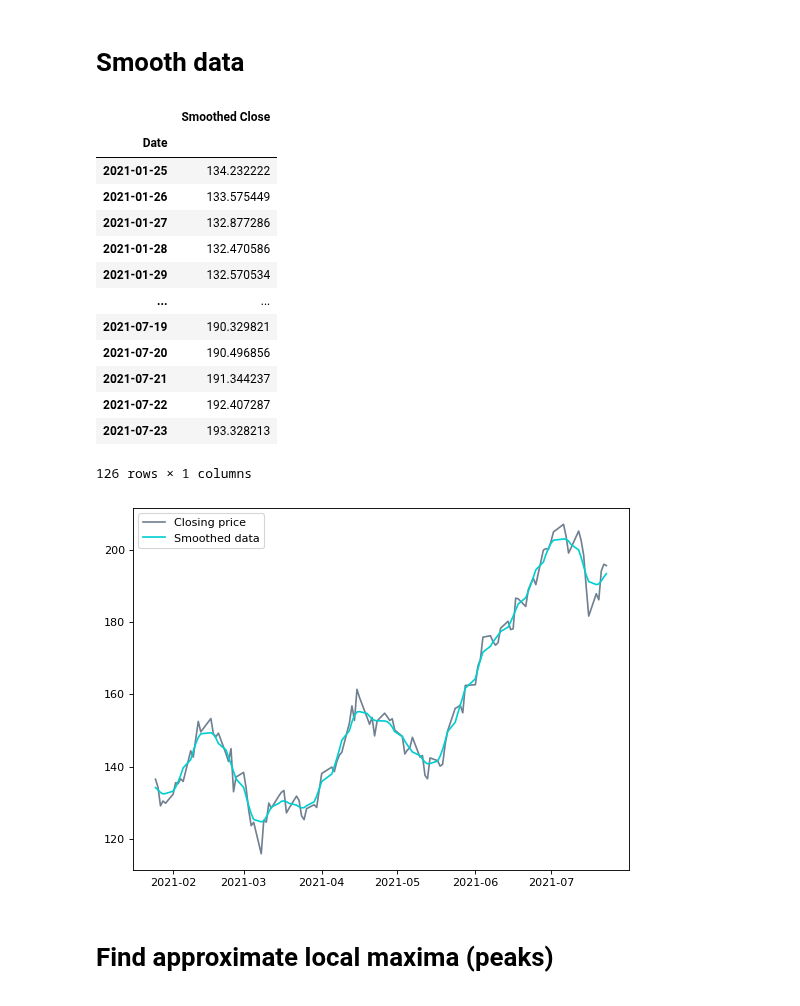
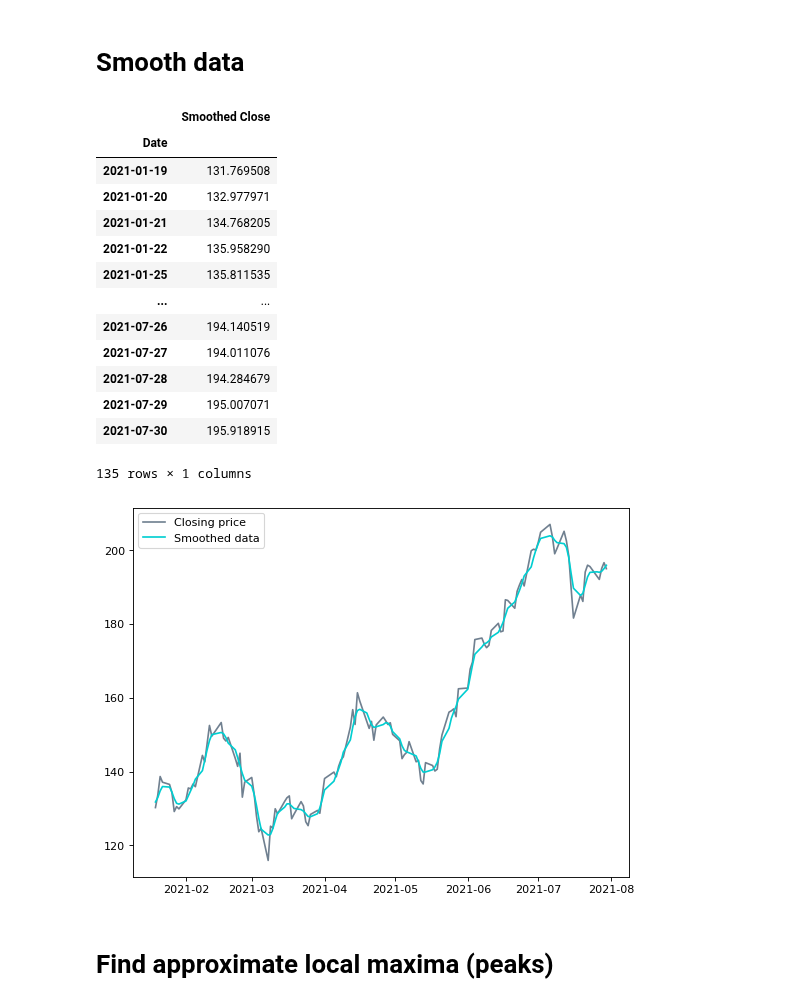
Before and after one commit to taliah-hl/stock-analyser, a Jupyter notebook: app/stock_peaks_and_bottoms.ipynb, the cells around one changed output. Cells and saved outputs as stored; diff of their text form; code cells hidden in the pictures.

```diff
--- a/app/stock_peaks_and_bottoms.ipynb
+++ b/app/stock_peaks_and_bottoms.ipynb
@@ -59,33 +59,33 @@ plt.show()
 # %%
 stock_close_data = pd.DataFrame(stock_info["Close"])
 
 # Smaller N -> More accurate
 # Larger N -> More smooth
 # Ref: https://books.google.com.hk/books?id=m2T9CQAAQBAJ&pg=PA189&lpg=PA189&dq=numpy+blackman+and+convolve&source=bl&ots=5lqrOE_YHL&sig=ACfU3U3onrK4g3uAo3a9FLT_3yMcQXGfKQ&hl=en&sa=X&ved=2ahUKEwjE8p-l-rbyAhVI05QKHfJnAL0Q6AF6BAgQEAM#v=onepage&q=numpy%20blackman%20and%20convolve&f=false
-N = 15
+N = 10
 window = np.blackman(N)
 smoothed_data = np.convolve(window / window.sum(), stock_close_data["Close"], mode='same')
 smoothed_data = pd.DataFrame(smoothed_data, index=stock_close_data.index, columns=["Smoothed Close"])
 
 stock_close_data = stock_close_data[N: -N]
 smoothed_data = smoothed_data[N: -N]
 
 smoothed_data
 # %% [output]
 |  | Smoothed Close |
 | Date |  |
-| 2021-01-25 | 134.232222 |
-| 2021-01-26 | 133.575449 |
-| 2021-01-27 | 132.877286 |
-| 2021-01-28 | 132.470586 |
-| 2021-01-29 | 132.570534 |
+| 2021-01-19 | 131.769508 |
+| 2021-01-20 | 132.977971 |
+| 2021-01-21 | 134.768205 |
+| 2021-01-22 | 135.958290 |
+| 2021-01-25 | 135.811535 |
 | ... | ... |
-| 2021-07-19 | 190.329821 |
-| 2021-07-20 | 190.496856 |
-| 2021-07-21 | 191.344237 |
-| 2021-07-22 | 192.407287 |
-| 2021-07-23 | 193.328213 |
+| 2021-07-26 | 194.140519 |
+| 2021-07-27 | 194.011076 |
+| 2021-07-28 | 194.284679 |
+| 2021-07-29 | 195.007071 |
+| 2021-07-30 | 195.918915 |
-126 rows × 1 columns
+135 rows × 1 columns
 # %%
 # Plot data
 plt.figure(figsize=(8, 6), dpi=80)
@@ -94,7 +94,7 @@ plt.plot(smoothed_data, label="Smoothed data", color="darkturquoise")
 plt.legend()
 plt.show()
 # %% [output]
-[figure, old version]
+[figure, new version]
 # %% [markdown]
 # Find approximate local maxima (peaks)
 # %%
```
Also changed, not shown: parts of 13 cells of this notebook, 6 other files.
